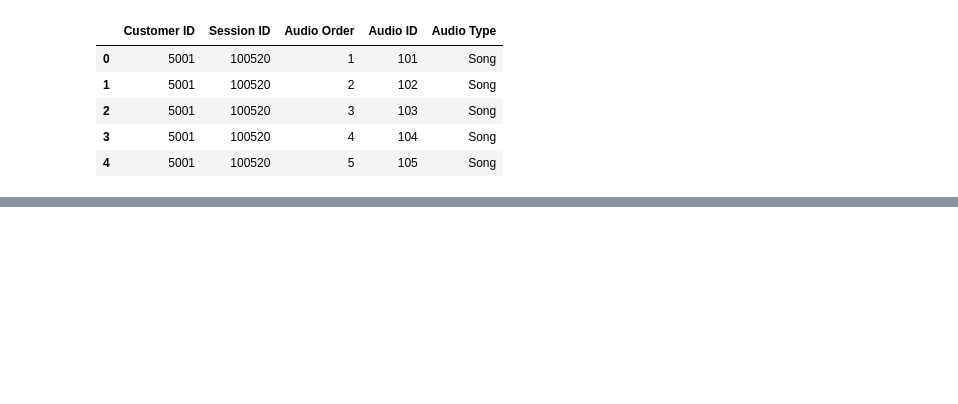
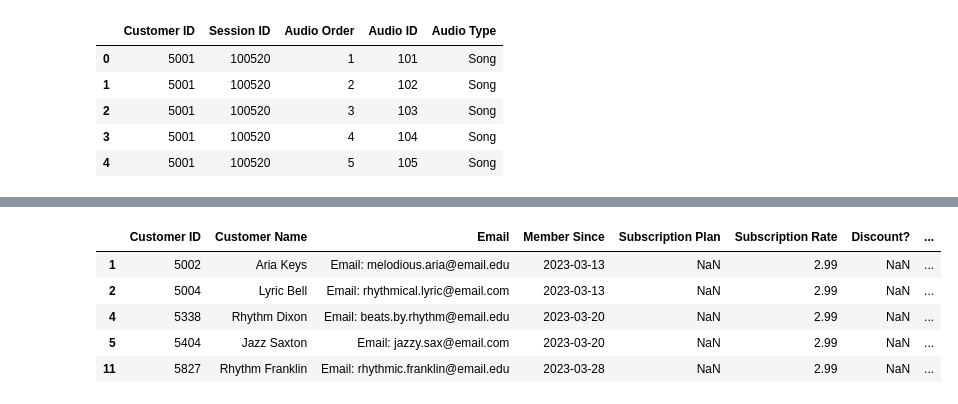
Before and after one commit to Marcin-Charzynski/retention-radar, a Jupyter notebook: notebooks/customer_churn_data_prep.ipynb, the cells around one changed output, grey strips where cells are left out. Saved outputs shown, nothing was run; the diff lists cells and outputs as text; code cells hidden in the pictures; blank space fills up the shorter version.

```diff
--- a/notebooks/customer_churn_data_prep.ipynb
+++ b/notebooks/customer_churn_data_prep.ipynb
@@ -23,0 +164,9 @@ listening_history.head()
+# %%
+customers[customers['Subscription Plan'].isna()]
+# %% [output]
+|  | Customer ID | Customer Name | Email | Member Since | Subscription Plan | Subscription Rate | Discount? | ... |
+| 1 | 5002 | Aria Keys | Email: melodious.aria@email.edu | 2023-03-13 | NaN | 2.99 | NaN | ... |
+| 2 | 5004 | Lyric Bell | Email: rhythmical.lyric@email.com | 2023-03-13 | NaN | 2.99 | NaN | ... |
+| 4 | 5338 | Rhythm Dixon | Email: beats.by.rhythm@email.edu | 2023-03-20 | NaN | 2.99 | NaN | ... |
+| 5 | 5404 | Jazz Saxton | Email: jazzy.sax@email.com | 2023-03-20 | NaN | 2.99 | NaN | ... |
+| 11 | 5827 | Rhythm Franklin | Email: rhythmic.franklin@email.edu | 2023-03-28 | NaN | 2.99 | NaN | ... |
```
Also changed, not shown: parts of 41 cells of this notebook, 2 other files.
